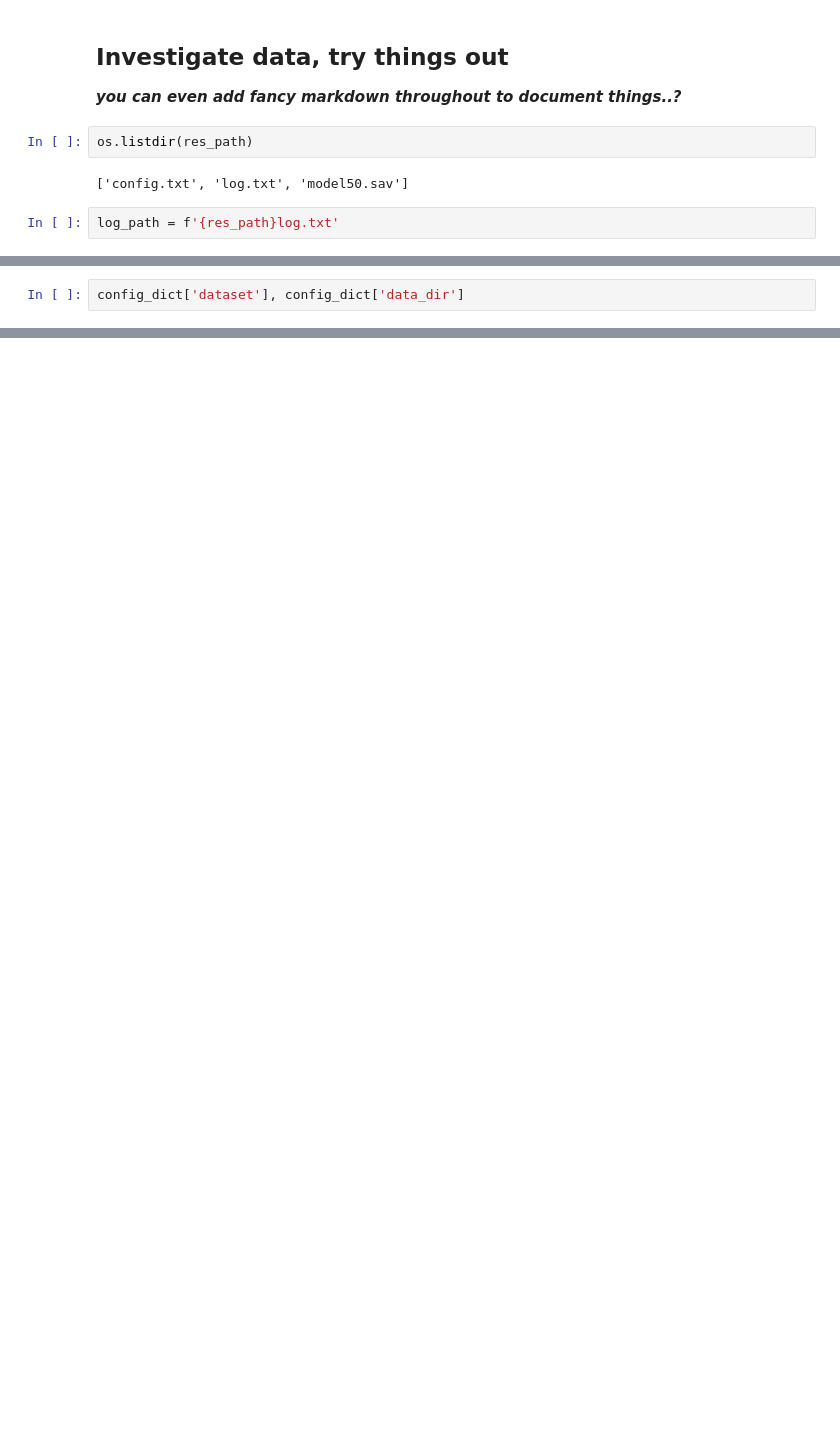
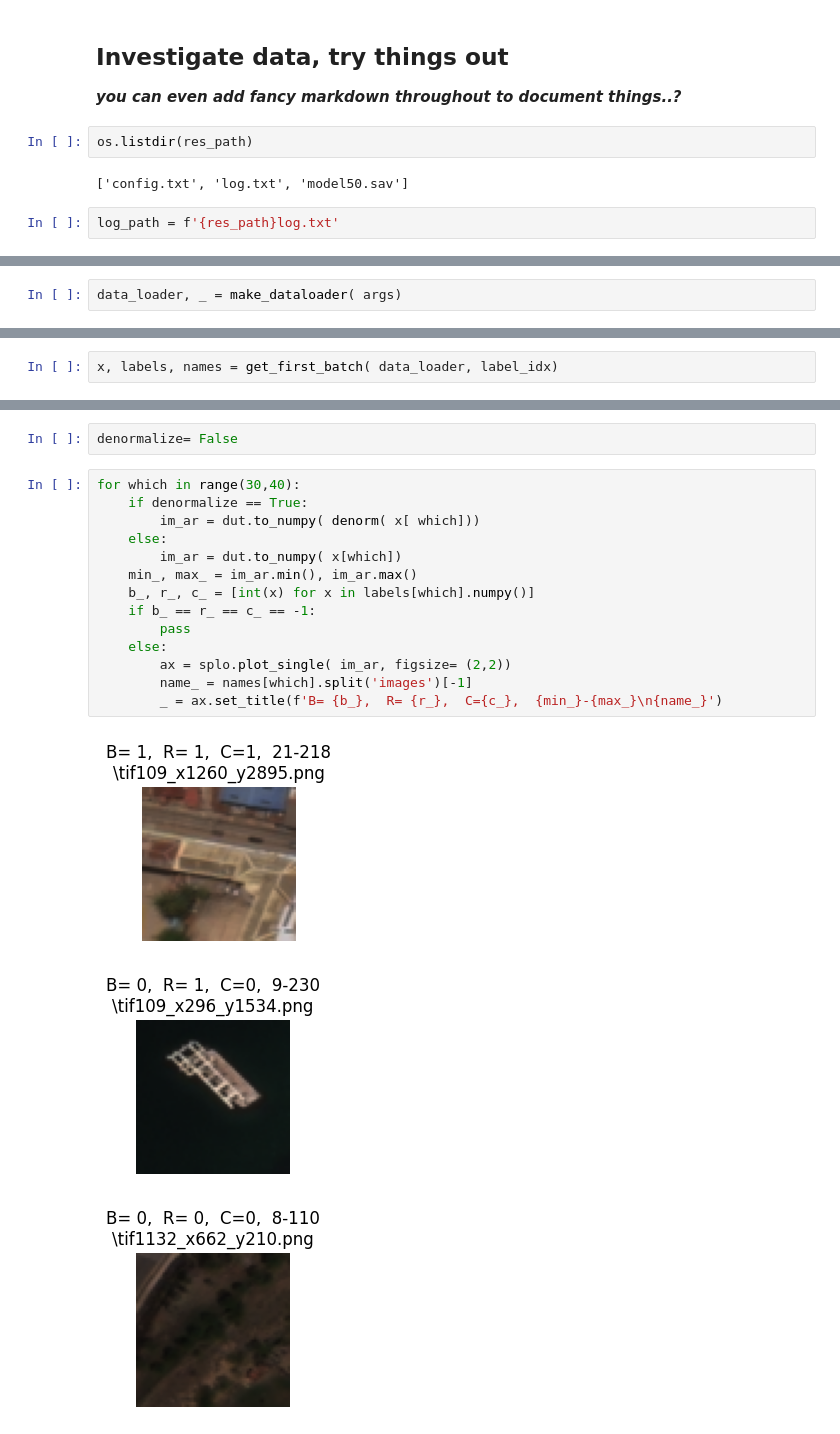
Before and after one commit to dpanas/clear-dear, a Jupyter notebook: notebooks/dp-5-dear-results-0.ipynb, the cells around one changed output, grey strips where cells are left out. Saved outputs shown, nothing was run; the diff lists cells and outputs as text; blank space fills up the shorter version.

```diff
--- a/notebooks/dp-5-dear-results-0.ipynb
+++ b/notebooks/dp-5-dear-results-0.ipynb
@@ -139,3 +183,3 @@ Loaded model from ../../colab-code/results/xView_0/model50.sav
 # %%
-config_dict['dataset'], config_dict['data_dir']
+data_loader, _ = make_dataloader( args)
 # %% [output]
@@ -194,0 +187,2 @@ tensor([[0., 1., 1.],
+# %%
+x, labels, names = get_first_batch( data_loader, label_idx)
@@ -194,0 +197,20 @@ tensor([[0., 1., 1.],
+# %%
+denormalize= False
+# %%
+for which in range(30,40):
+    if denormalize == True:
+        im_ar = dut.to_numpy( denorm( x[ which]))
+    else:
+        im_ar = dut.to_numpy( x[which])
+    min_, max_ = im_ar.min(), im_ar.max()
+    b_, r_, c_ = [int(x) for x in labels[which].numpy()]
+    if b_ == r_ == c_ == -1:
+        pass
+    else:
+        ax = splo.plot_single( im_ar, figsize= (2,2))
+        name_ = names[which].split('images')[-1]
+        _ = ax.set_title(f'B= {b_},  R= {r_},  C={c_},  {min_}-{max_}\n{name_}')
+# %% [output]
+[figure, added]
+[figure, added]
+[figure, added]
```
Also changed, not shown: parts of 31 cells of this notebook, 11 other files.
